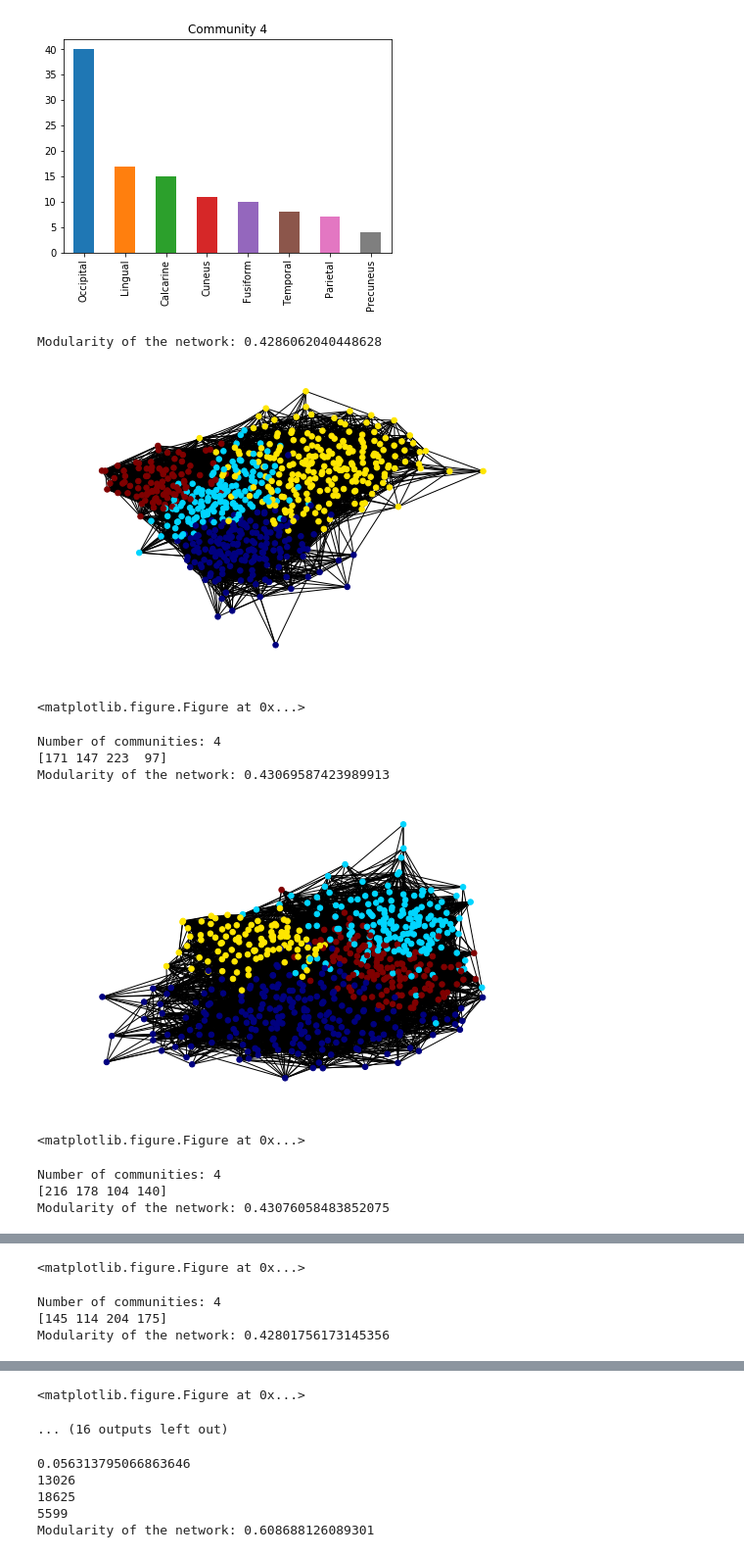
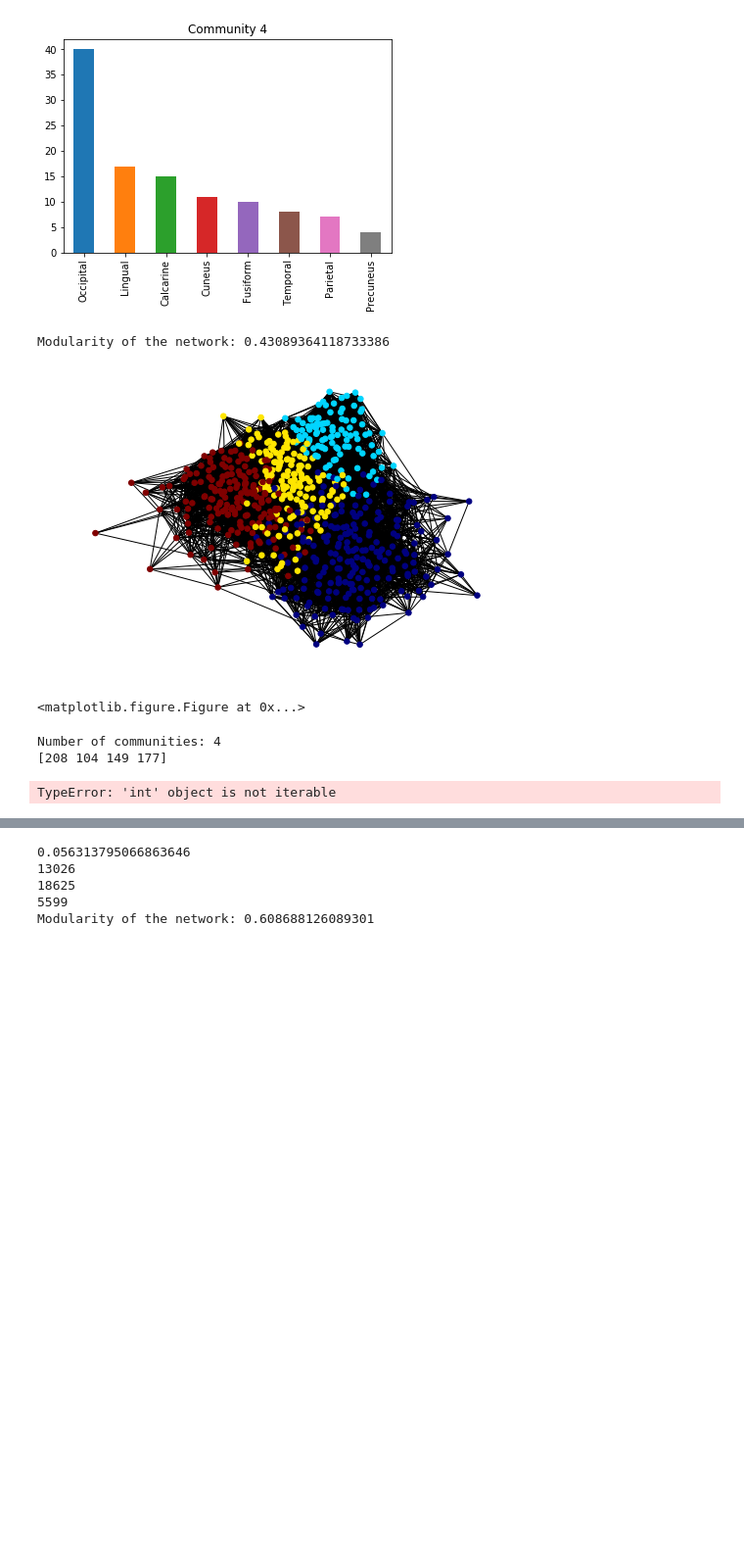
Before and after one commit to andreiarog/RC_project2, a Jupyter notebook: project_2_redes_complexas_brain.ipynb, the cells around one changed output, grey strips where cells are left out. Shown at 98% size. Drawn from its saved outputs; the diff is of its cells as text; code cells hidden in the pictures; blank space fills up the shorter version.

```diff
--- a/project_2_redes_complexas_brain.ipynb
+++ b/project_2_redes_complexas_brain.ipynb
@@ -317,41 +317,40 @@ def generateCommunity(file):
     return [part_louvain, content_communities_louvain]
 
 #communities_iter = []
 #communities_iter.append(comm_louvain)
 c1 = partitions_louvain
 for i in range(100):
     [part_louvain, communities_louvain] = generateCommunity('Coactivation_matrix.mat')
+    core = []
+    for j in range(part_louvain):
+        core[j] = [x for x in part_louvain[j] if x in fulfills_some_condition(x)]
+
     c3 = [list(filter(lambda x: x in c1, sublist)) for sublist in part_louvain]
     c1 = c3
 
 print(c3)
 
     #for i in range(len(communities_louvain)): #go to each row that corresponds to a community and sort columns
      #   communities_louvain[i].sort()
     #communities_louvain = sorted(communities_louvain, key=lambda x: x[0])
     #print("Communities:", communities_louvain)
     #communities_louvain.sort(order=['f0'], axis=0)
     #communities_iter.append(communities_louvain)
 #sort per columns
 #communities_iter.sort(axis=1,)
 #print("First case:", communities_iter[0]) #what to do???? 5 communities here and 4 in the other
 #communities_constant_nodes = []
 #for i in range(4):
  #   result = set(communities_iter[1][i]) & set(communities_iter[2][i]) & set(communities_iter[3][i]) & set(communities_iter[4][i]) & set(communities_iter[5][i])& set(communities_iter[6][i]) & set(communities_iter[7][i]) & set(communities_iter[8][i]) & set(communities_iter[9][i])
   #  communities_constant_nodes.append(result)
 
 #print("Results:", communities_constant_nodes)
 
 #como posso comparar mesmo entre estes 4 -> ver intersecções sucessivas à medida que vou buscando cada
 # %% [output]
-Modularity of the network: 0.4286062040448628
+Modularity of the network: 0.43089364118733386
-[figure, old version]
+[figure, new version]
 <matplotlib.figure.Figure at 0x...>
 Number of communities: 4
-[171 147 223  97]
-Modularity of the network: 0.43069587423989913
+[208 104 149 177]
-[figure, removed]
-<matplotlib.figure.Figure at 0x...>
+TypeError: 'int' object is not iterable
-Number of communities: 4
-[216 178 104 140]
-Modularity of the network: 0.43076058483852075
@@ -359,4 +356,0 @@ Modularity of the network: 0.43076058483852075
-<matplotlib.figure.Figure at 0x...>
-Number of communities: 4
-[145 114 204 175]
-Modularity of the network: 0.42801756173145356
@@ -364,5 +357,3 @@ Modularity of the network: 0.42801756173145356
-<matplotlib.figure.Figure at 0x...>
-... (16 outputs left out)
 # %%
 #Test communities obtained by Louvain method considering only edges with
 
```
Also changed, not shown: parts of 3 cells of this notebook.
